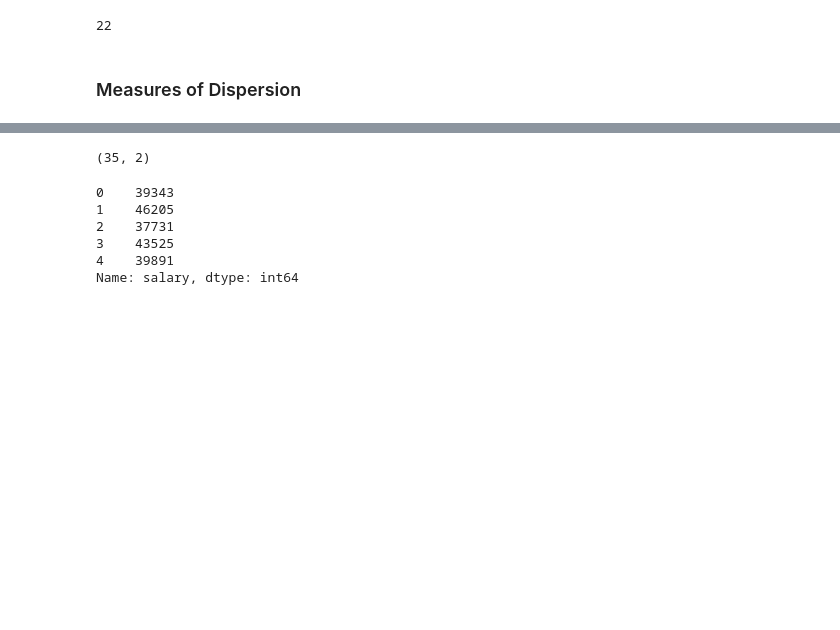
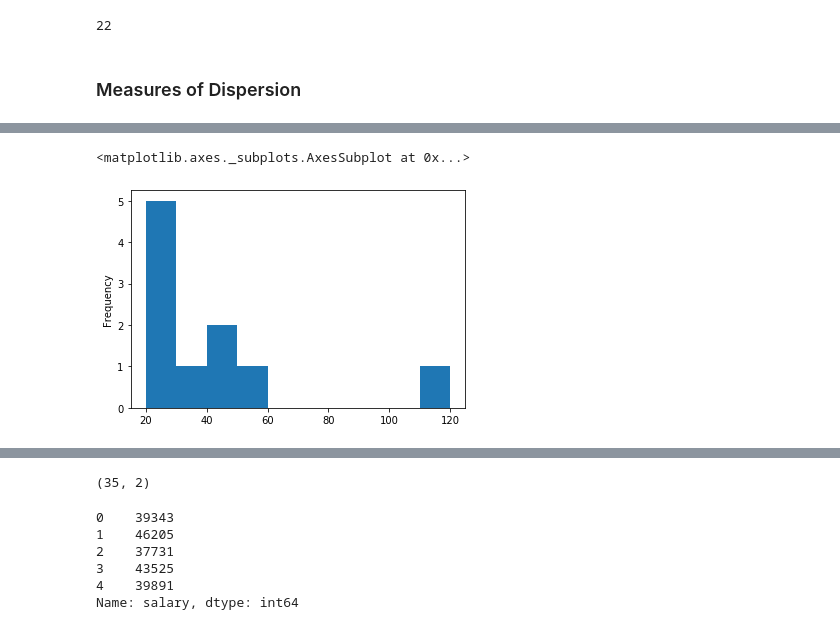
Before and after one commit to SaiPrathek/DS_01_MAY_2020, a Jupyter notebook: stats/stats_demo.ipynb, the cells around one changed output, grey strips where cells are left out. Cells and saved outputs as stored; diff of their text form; code cells hidden in the pictures; blank space fills up the shorter version.

```diff
--- a/stats/stats_demo.ipynb
+++ b/stats/stats_demo.ipynb
@@ -32,5 +32,5 @@ marks
 # %%
-ages = [40,55,30,43,20,22,28,50,21,25]
+ages = [40,55,30,43,20,22,28,120,22,25]
 # %% [markdown]
 ### Measures of Central Tendency
 # %%
@@ -55,0 +81,5 @@ import pandas as pd
+# %%
+sa.plot(kind='hist')
+# %% [output]
+<matplotlib.axes._subplots.AxesSubplot at 0x...>
+[figure, added]
```
Also changed, not shown: parts of 20 cells of this notebook, 2 other files.
